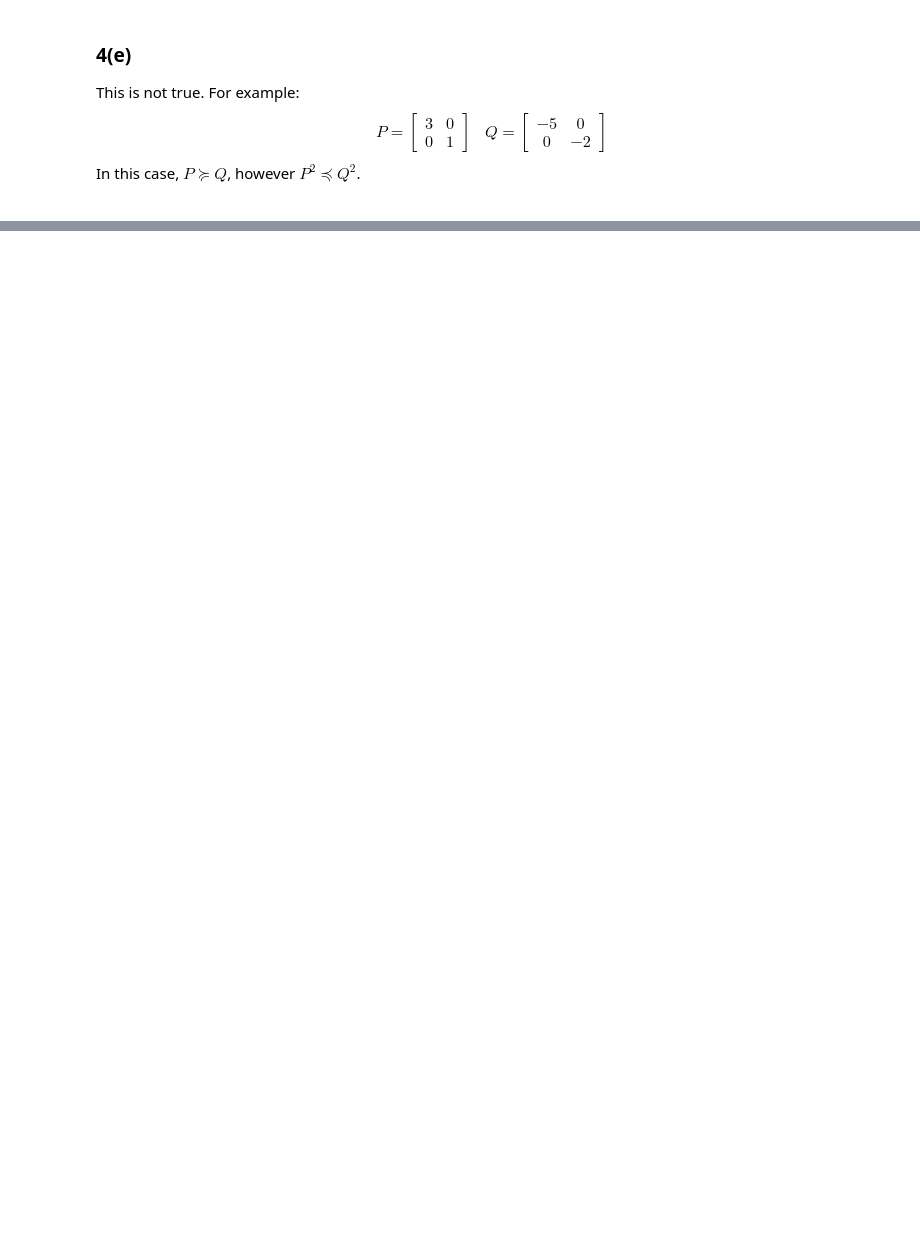
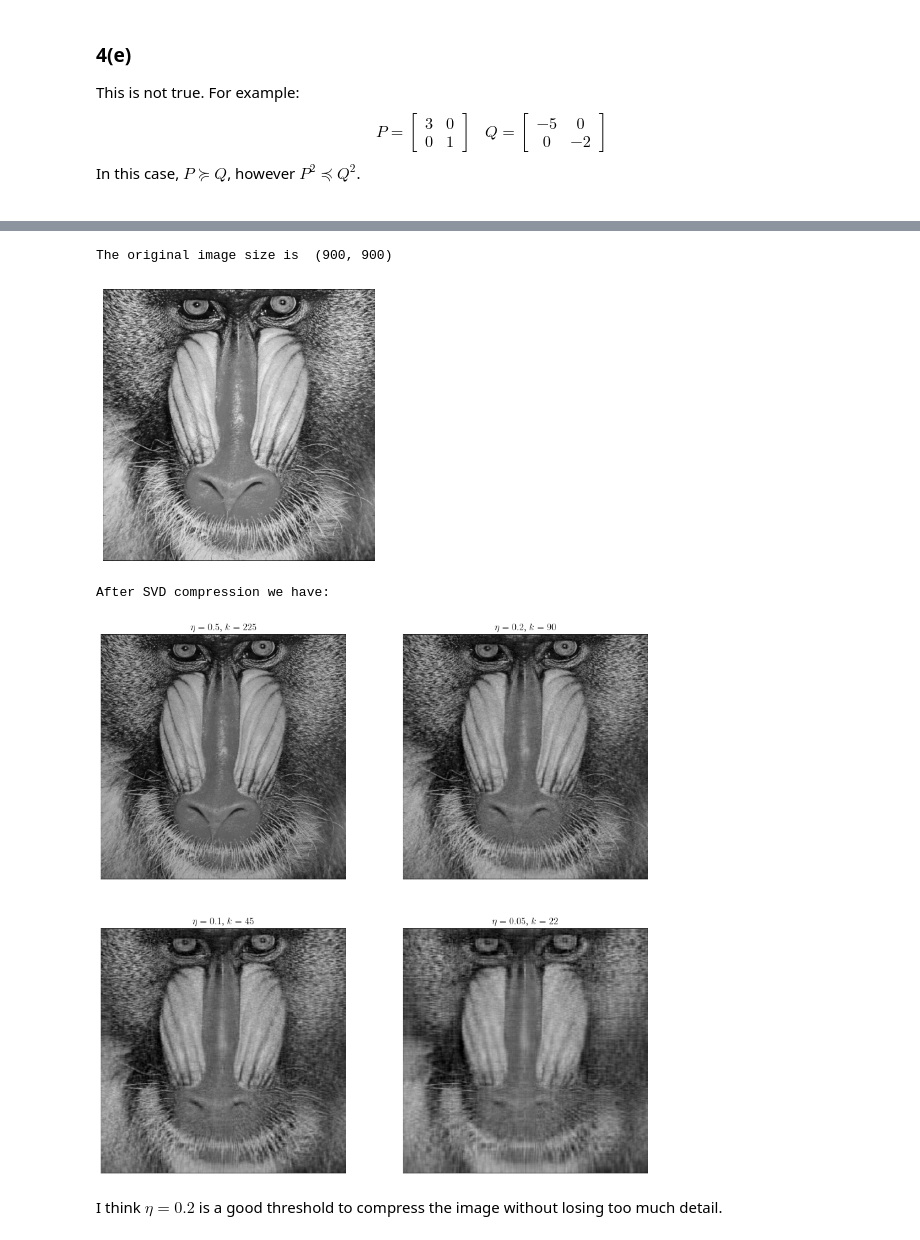
Before and after one commit to luorui93/ME7247, a Jupyter notebook: Homework_2.ipynb, the cells around one changed output, grey strips where cells are left out. Cells and saved outputs as stored; diff of their text form; code cells hidden in the pictures; blank space fills up the shorter version.

```diff
--- a/Homework_2.ipynb
+++ b/Homework_2.ipynb
@@ -140,0 +161,44 @@ In this case, $P \succeq Q$, however $P^2 \preceq Q^2$.   $$\tag*{$\blacksquare$
+# %%
+img = Image.open('assets/mandrill.png')
+img = img.resize((900,900))
+gray_img = img.convert("L")
+# ax1 = fig.add_subplot(1,2,1)
+# ax1.imshow(img)
+# ax1.axis('off')
+
+## convert between numpy array and PIL image
+np_img = np.array(gray_img)
+PIL_img = Image.fromarray(np_img)
+
+## Print the original shape of image (900 x 900)
+print("The original image size is ", np_img.shape)
+m,n = np_img.shape
+fig = plt.figure(figsize=(5,5))
+plt.imshow(np_img,cmap='gray')
+plt.axis('off')
+plt.show()
+
+## Set yita to 0.5, 0.2 and 0.1 in a loop
+etas = [0.5, 0.2, 0.1, 0.05]
+
+fig, axes = plt.subplots(2,2,figsize=(15,15))
+
+print("After SVD compression we have:")
+for i in range(len(etas)):
+    k = int(etas[i] * m * n / (m + n))
+
+    u, s, vh = np.linalg.svd(np_img)
+    com_img = u[:,0:k] @ np.diag(s[0:k]) @ vh[0:k,:]
+    com_pil_img = Image.fromarray(com_img)
+    ax = axes[i//2, i%2]
+    ax.imshow(com_pil_img,cmap='gray')
+    ax.axis('off')
+    ax.set_title(f"$\eta={etas[i]}$, $k={k}$")
+plt.show()
+# %% [output]
+The original image size is  (900, 900)
+[figure, added]
+After SVD compression we have:
+[figure, added]
+# %% [markdown]
+I think $\eta = 0.2$ is a good threshold to compress the image without losing too much detail.
```
Also changed, not shown: parts of 7 cells of this notebook, 1 other file.
